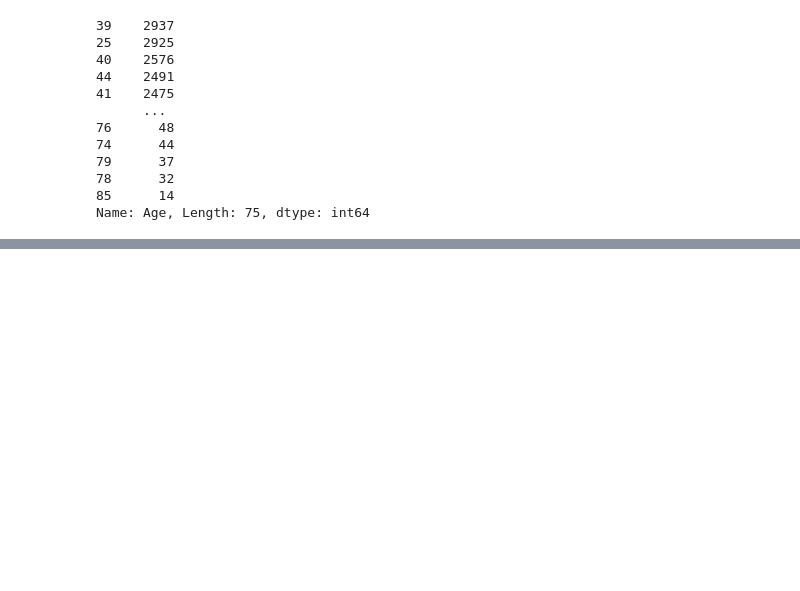
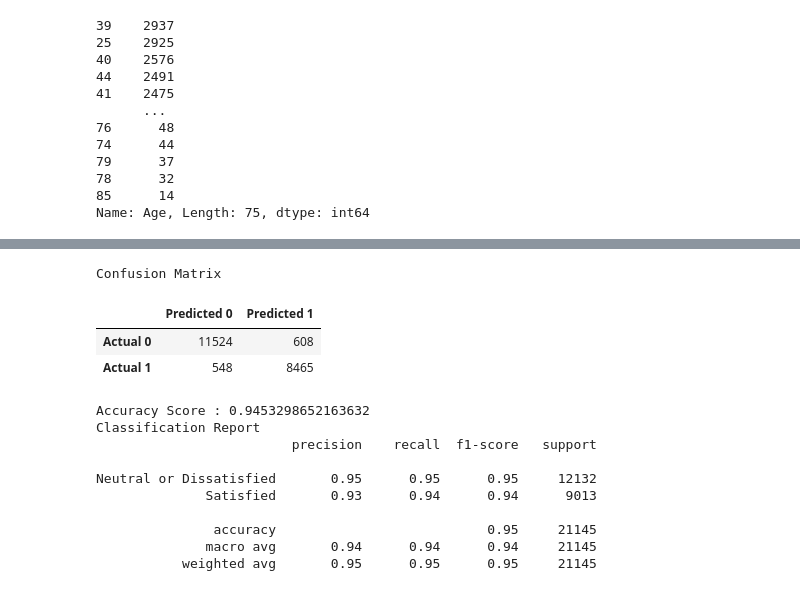
Before and after one commit to sirjanashrestha/Airlines_Passenger_Satisfaction, a Jupyter notebook: Airlines_Passenger.ipynb, the cells around one changed output, grey strips where cells are left out. Saved outputs shown, nothing was run; the diff lists cells and outputs as text; code cells hidden in the pictures; blank space fills up the shorter version.

```diff
--- a/Airlines_Passenger.ipynb
+++ b/Airlines_Passenger.ipynb
@@ -401,0 +464,10 @@ plt.show()
+# %%
+# Making predictions using the testing data.
+predictions = model.predict(X_test_scaled)
+# %%
+# Calculating the confusion matrix
+cm = confusion_matrix(y_test, predictions)
+
+# Create a DataFrame from the confusion matrix.
+cm_df = pd.DataFrame(
+    cm, index=["Actual 0", "Actual 1"], columns=["Predicted 0", "Predicted 1"])
@@ -401,0 +477,22 @@ plt.show()
+# %%
+# Displaying results
+print("Confusion Matrix")
+display(cm_df)
+print(f"Accuracy Score : {acc_score}")
+print("Classification Report")
+print(classification_report(y_test, predictions))
+# %% [output]
+Confusion Matrix
+|  | Predicted 0 | Predicted 1 |
+| Actual 0 | 11524 | 608 |
+| Actual 1 | 548 | 8465 |
+Accuracy Score : 0.9453298652163632
+Classification Report
+                         precision    recall  f1-score   support
+
+Neutral or Dissatisfied       0.95      0.95      0.95     12132
+              Satisfied       0.93      0.94      0.94      9013
+
+               accuracy                           0.95     21145
+              macro avg       0.94      0.94      0.94     21145
+           weighted avg       0.95      0.95      0.95     21145
```
Also changed, not shown: parts of 52 cells of this notebook.
